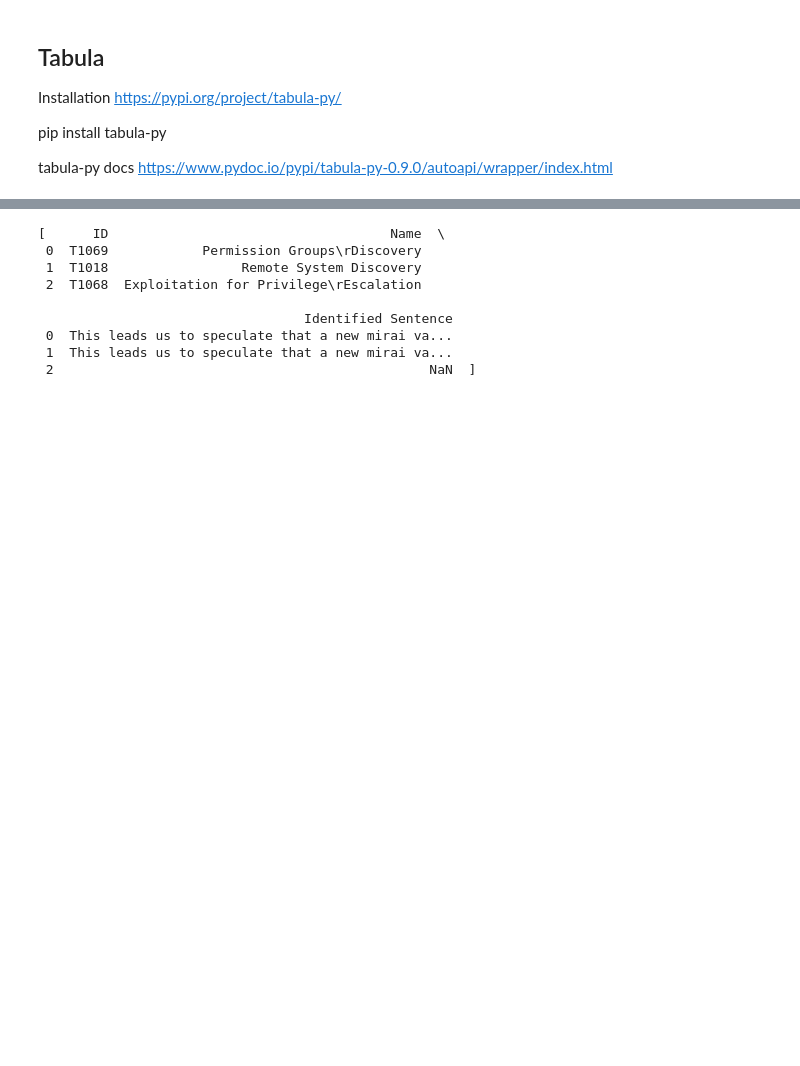
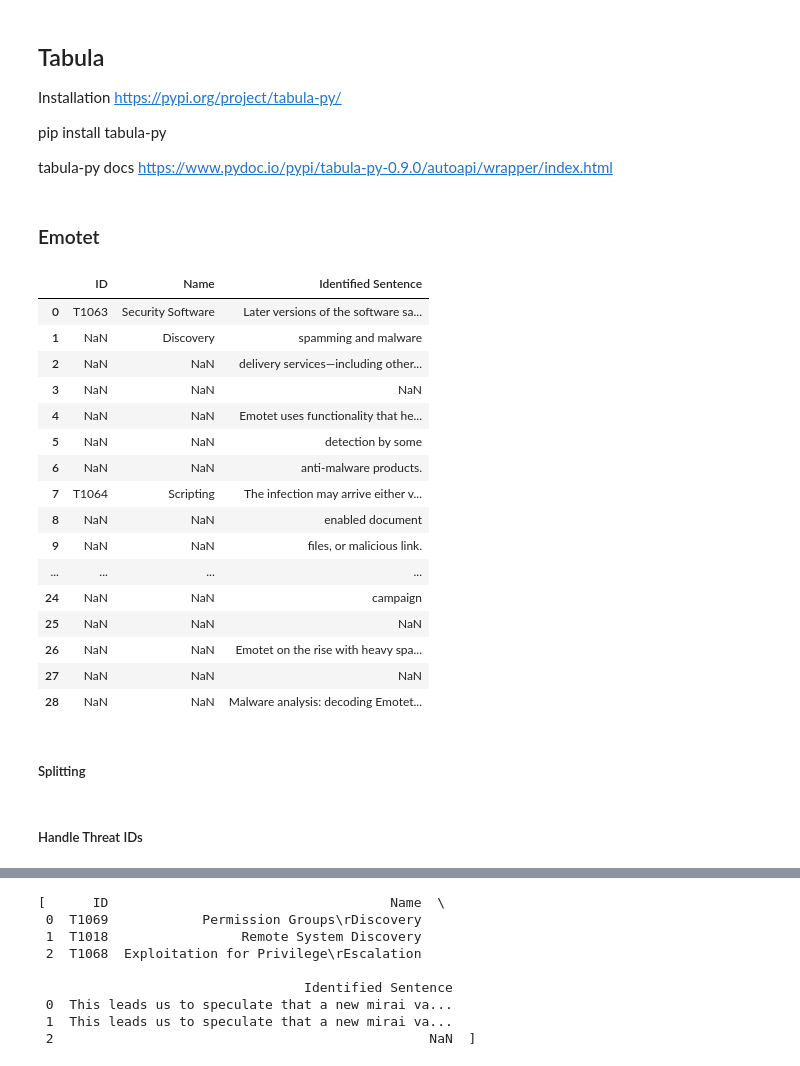
Before and after one commit to AllardQuek/tram, a Jupyter notebook: pdf_extraction.ipynb, the cells around one changed output, grey strips where cells are left out. Drawn from its saved outputs; the diff is of its cells as text; code cells hidden in the pictures; blank space fills up the shorter version.

```diff
--- a/pdf_extraction.ipynb
+++ b/pdf_extraction.ipynb
@@ -8,3 +8,33 @@ pip install tabula-py
 
 tabula-py docs
 https://www.pydoc.io/pypi/tabula-py-0.9.0/autoapi/wrapper/index.html
+# %% [markdown]
+### Emotet
+# %%
+from tabula import read_pdf
+
+# Remember to set multiple_tables parameter to True!
+df1 = read_pdf("Emotet.pdf", pages='all')
+df1[0]
+# %% [output]
+|  | ID | Name | Identified Sentence |
+| 0 | T1063 | Security Software | Later versions of the software sa... |
+| 1 | NaN | Discovery | spamming and malware |
+| 2 | NaN | NaN | delivery services—including other... |
+| 3 | NaN | NaN | NaN |
+| 4 | NaN | NaN | Emotet uses functionality that he... |
+| 5 | NaN | NaN | detection by some |
+| 6 | NaN | NaN | anti-malware products. |
+| 7 | T1064 | Scripting | The infection may arrive either v... |
+| 8 | NaN | NaN | enabled document |
+| 9 | NaN | NaN | files, or malicious link. |
+| ... | ... | ... | ... |
+| 24 | NaN | NaN | campaign |
+| 25 | NaN | NaN | NaN |
+| 26 | NaN | NaN | Emotet on the rise with heavy spa... |
+| 27 | NaN | NaN | NaN |
+| 28 | NaN | NaN | Malware analysis: decoding Emotet... |
+# %% [markdown]
+##### Splitting
+# %% [markdown]
+##### Handle Threat IDs
```
Also changed, not shown: parts of 84 cells of this notebook, 4 other files.
